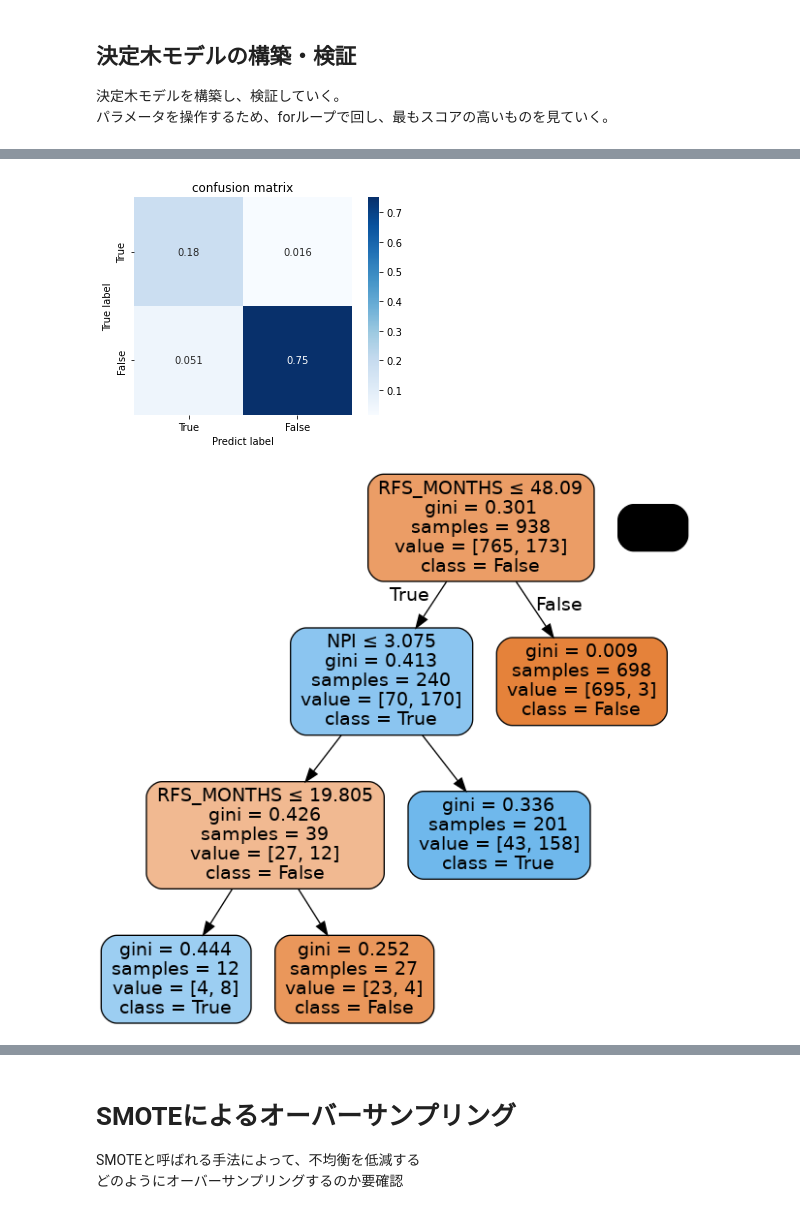
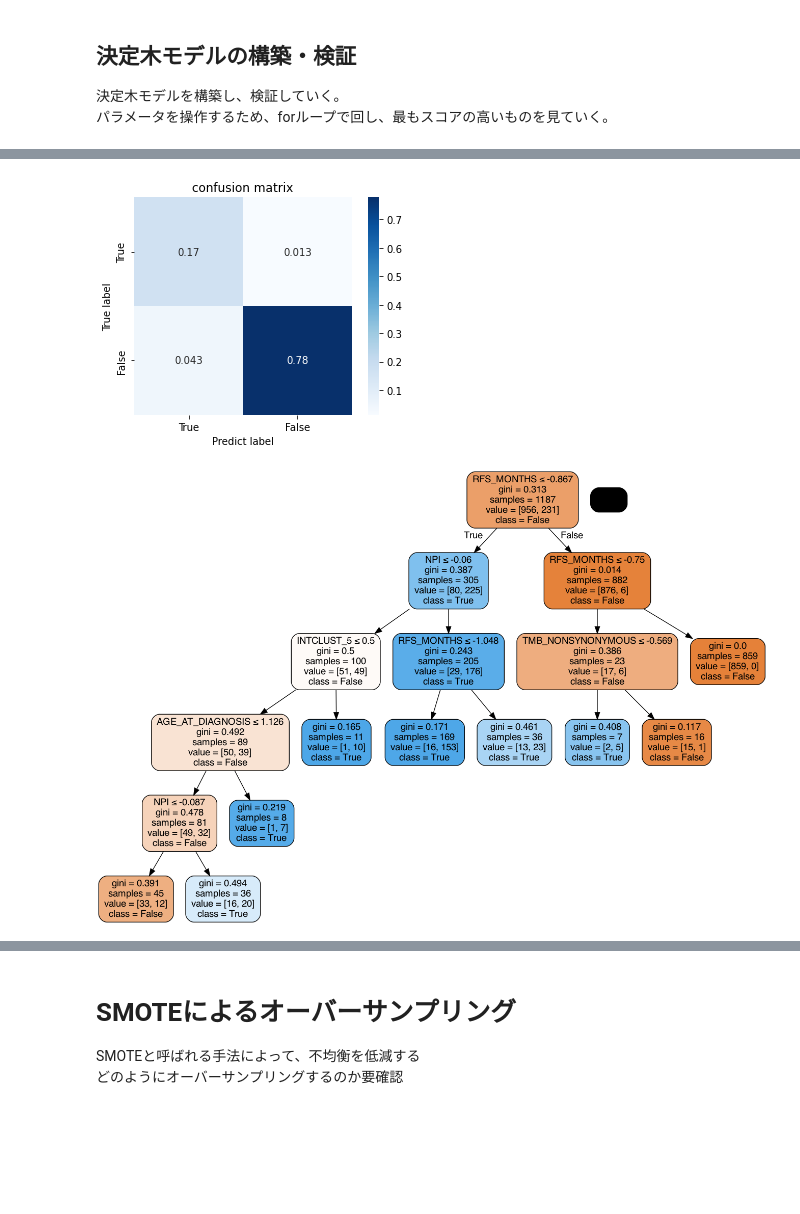
Before and after one commit to mono-clone/breast_cancer_analytics, a Jupyter notebook: notebooks/3.0.0-create_bcm_basic.ipynb, the cells around one changed output, grey strips where cells are left out. Drawn from its saved outputs; the diff is of its cells as text; code cells hidden in the pictures; blank space fills up the shorter version.

```diff
--- a/notebooks/3.0.0-create_bcm_basic.ipynb
+++ b/notebooks/3.0.0-create_bcm_basic.ipynb
@@ -170,4 +152,0 @@ print(
-# %%
-# Xとyに分割
-X = df_MB_encoded.drop("target_OS_5years", axis=1)
-y = df_MB_encoded["target_OS_5years"].astype(bool)
@@ -636,9 +589,9 @@ cv_number=0/10
 予測結果が0~1の間を取る
 # %%
 clf_lr = LogisticRegression()
-clf_lr.fit(X_train, y_train)
-# 訓練データでの正答率
-clf_lr.score(X_train, y_train)
+clf_lr.fit(X_train_std, y_train)
+# テストデータでの正答率
+clf_lr.score(X_test_std, y_test)
 # %% [output]
 STOP: TOTAL NO. of ITERATIONS REACHED LIMIT.
 
@@ -664,8 +612,6 @@ sklearnの決定木モデルを作成する。
 決定木モデルを構築し、検証していく。
 パラメータを操作するため、forループで回し、最もスコアの高いものを見ていく。
 # %%
-import warnings
-
 warnings.filterwarnings("ignore")  # lrで警告が出て視認性が悪いので、いったん非表示
 
 accuracies_tree = {}
@@ -675,9 +621,9 @@ f1_scores_tree = {}
 
 for nodes_num in range(2, 50):
     clf_tree = DecisionTreeClassifier(max_leaf_nodes=nodes_num, random_state=SEED)
-    clf_tree = clf_tree.fit(X_train, y_train)
+    clf_tree = clf_tree.fit(X_train_std, y_train)
 
-    y_pred_tree = clf_tree.predict(X_test)
+    y_pred_tree = clf_tree.predict(X_test_std)
 
     accuracies_tree[nodes_num] = accuracy_score(y_test, y_pred_tree)
     precisions_tree[nodes_num] = precision_score(y_test, y_pred_tree)
@@ -763,24 +691,44 @@ clf_tree = DecisionTreeClassifier(
     max_leaf_nodes=max(f1_scores_tree, key=f1_scores_tree.get),
     random_state=config.SEED,
 )
-clf_tree = clf_tree.fit(X_train, y_train)
-y_pred_tree = clf_tree.predict(X_test)
-show_confusion_matrix(y_test, y_pred_tree)
+clf_tree = clf_tree.fit(X_train_std, y_train)
+y_pred_tree = clf_tree.predict(X_test_std)
+plot_confusion_matrix(y_test, y_pred_tree)
 # %% [output]
-[figure, old version]
+[figure, new version]
 # %%
+%matplotlib inline
 dot_data = StringIO()  # dotファイル情報の格納先
 export_graphviz(
     clf_tree,
     out_file=dot_data,
-    feature_names=X.columns,
+    feature_names=X_train_std.columns,
     class_names=["False", "True"],
     filled=True,
     rounded=True,
     special_characters=True,
 )
 graph = pydotplus.graph_from_dot_data(dot_data.getvalue())
 Image(graph.create_png())
 # graph.write_png(config.TREE_DIR + "/3.0.0-importance_dt.png")
+
+"""
+from sklearn.tree import plot_tree
+
+plt.figure(figsize=(15, 10))
+plot_tree(
+    clf_tree,
+    feature_names=X.columns,
+    class_names=True,
+    label="all",
+    filled=True,
+    impurity=True,
+    node_ids=True,
+    proportion=True,
+    rounded=True,
+)
+plt.show()
+"""
+Image(graph.create_png())
 # %% [output]
-[figure, old version]
+[figure, new version]
```
Also changed, not shown: parts of 40 cells of this notebook, 12 other files.
